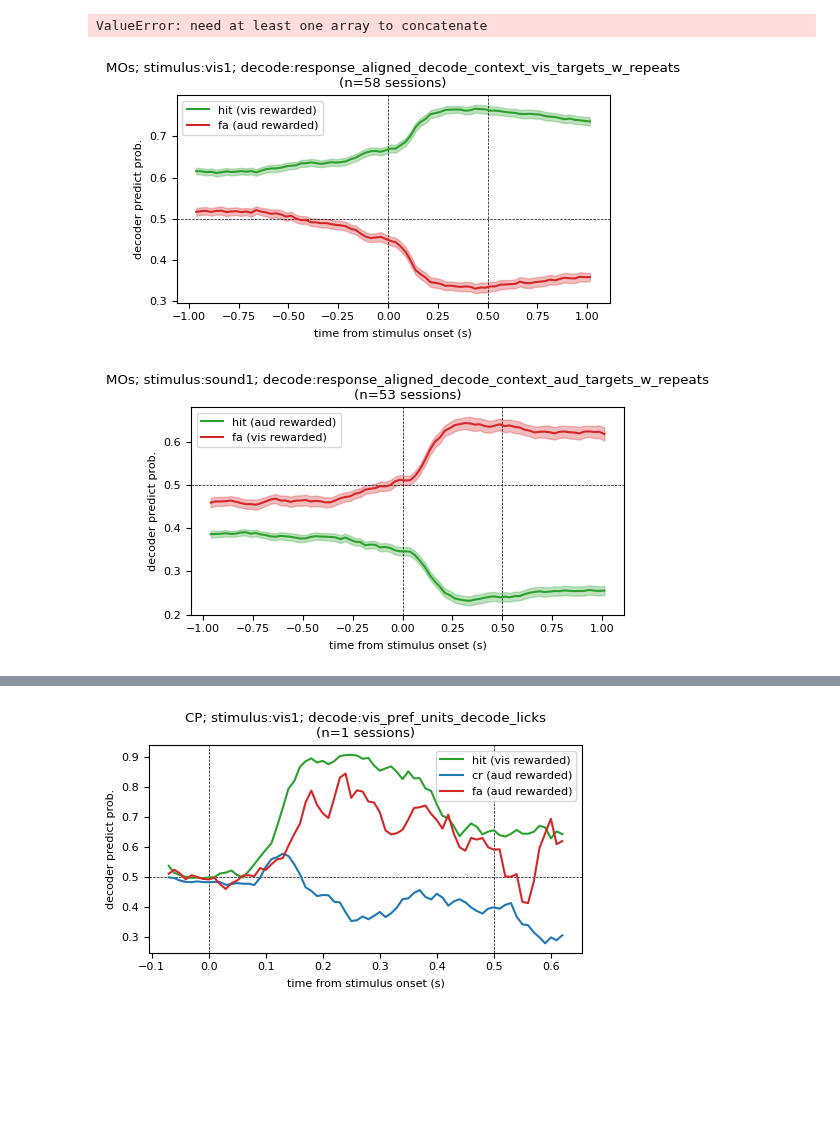
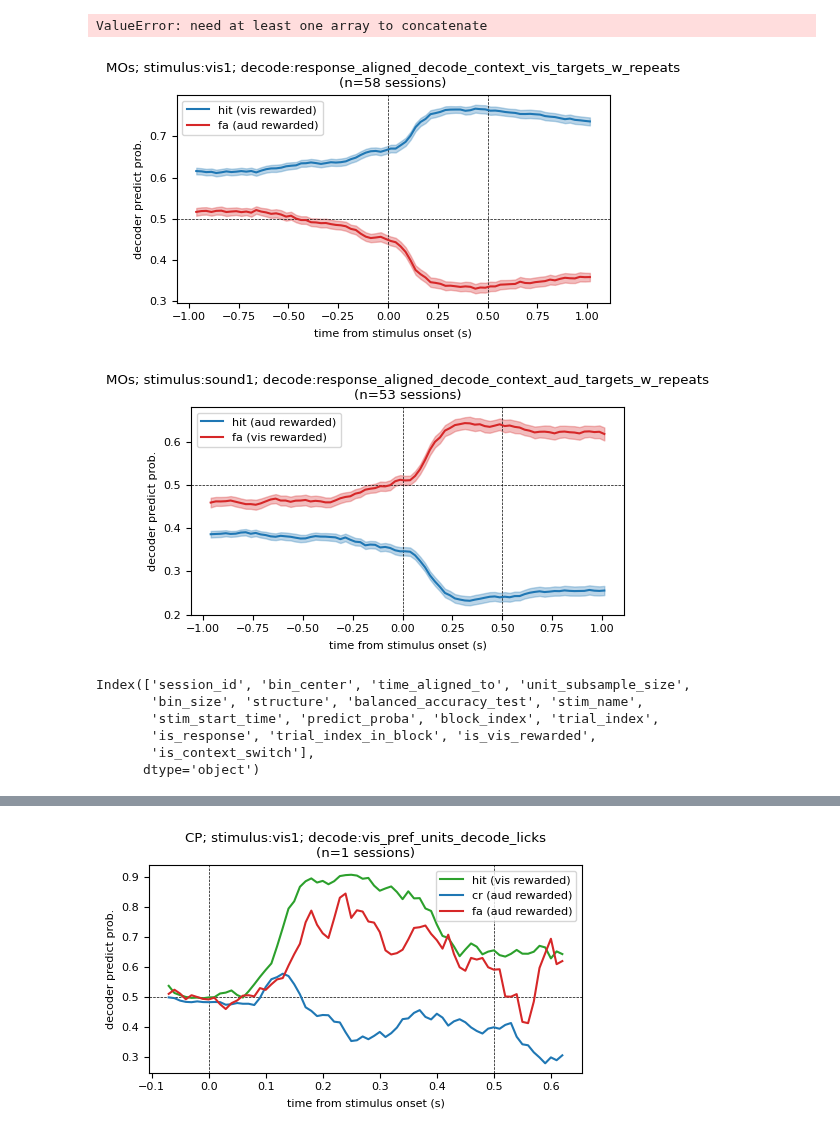
Before and after one commit to AllenInstitute/dynamic_routing_analysis, a Jupyter notebook: notebooks/compare_context_lick_stimulus_decoding_trialwise.ipynb, the cells around one changed output, grey strips where cells are left out. Cells and saved outputs as stored; diff of their text form; code cells hidden in the pictures; blank space fills up the shorter version.

```diff
--- a/notebooks/compare_context_lick_stimulus_decoding_trialwise.ipynb
+++ b/notebooks/compare_context_lick_stimulus_decoding_trialwise.ipynb
@@ -753,9 +762,10 @@ for sel_structure in trial_type_table_df['structure'].unique():
                     elif '2' in sel_stim_name:
                         label_str='cr (aud rewarded)'
             if sel_response_type=='hit':
-                sel_color='tab:green'
-            elif sel_response_type=='cr':
+                # sel_color='tab:green'
                 sel_color='tab:blue'
+            # elif sel_response_type=='cr':
+            #     sel_color='tab:blue'
             elif sel_response_type=='fa':
                 sel_color='tab:red'
             elif sel_response_type=='miss':
@@ -770,35 +780,35 @@ for sel_structure in trial_type_table_df['structure'].unique():
                 continue
             else:
                 predict_proba_values=np.vstack(temp_stack)
 
             # if sel_is_vis_rewarded==False:
             #     predict_proba_values=1-predict_proba_values
 
             # if '2' in sel_stim_name:
             #     predict_proba_values=1-predict_proba_values
 
             timepoints=trial_type_table_df.query(f'structure=="{sel_structure}" and is_response=={sel_is_response} and \
                                                 is_vis_rewarded=={sel_is_vis_rewarded} and stim_name=="{sel_stim_name}" and \
                                                 results_key=="{sel_result}"')['bin_centers'].values[0].round(3)+0.025
 
             ax.plot(timepoints,np.nanmean(predict_proba_values,axis=0),label=label_str, color=sel_color)
             ax.fill_between(timepoints, np.nanmean(predict_proba_values,axis=0)-stats.sem(predict_proba_values,axis=0,nan_policy='omit'),
                             np.nanmean(predict_proba_values,axis=0)+stats.sem(predict_proba_values,axis=0,nan_policy='omit'), alpha=0.3, color=sel_color)
 
         ax.set_title(f"{sel_structure}; stimulus:{sel_stim_name}; decode:{sel_result}\n(n={predict_proba_values.shape[0]} sessions)")
         ax.set_xlabel('time from stimulus onset (s)')
         ax.set_ylabel('decoder predict prob.')
         # ax.set_ylim([0.2,0.8])
         ax.legend()
 
         fig.tight_layout()
 
         # fig.savefig(os.path.join(savepath, f"{sel_structure}_{sel_stim_name}_decoding_by_trial_type_{sel_result}.png"))
         # plt.close(fig)
     break
 # %% [output]
-[figure, old version]
+[figure, new version]
-[figure, old version]
+[figure, new version]
 # %%
 # temp_stack
 trial_type_table_df.query(
@@ -810,6 +820,15 @@ trial_type_table_df.query(
 
 ### needs different trial averaging strategy
 # %%
-# example_area_results.columns
+# example_area_results
+# session_trials['is_instruction'].values
+example_area_results.columns
+# %% [output]
+Index(['session_id', 'bin_center', 'time_aligned_to', 'unit_subsample_size',
+       'bin_size', 'structure', 'balanced_accuracy_test', 'stim_name',
+       'stim_start_time', 'predict_proba', 'block_index', 'trial_index',
+       'is_response', 'trial_index_in_block', 'is_vis_rewarded',
+       'is_context_switch'],
+      dtype='object')
 # %%
 sel_structure='MOs'
```
Also changed, not shown: parts of 23 cells of this notebook, 4 other files.
